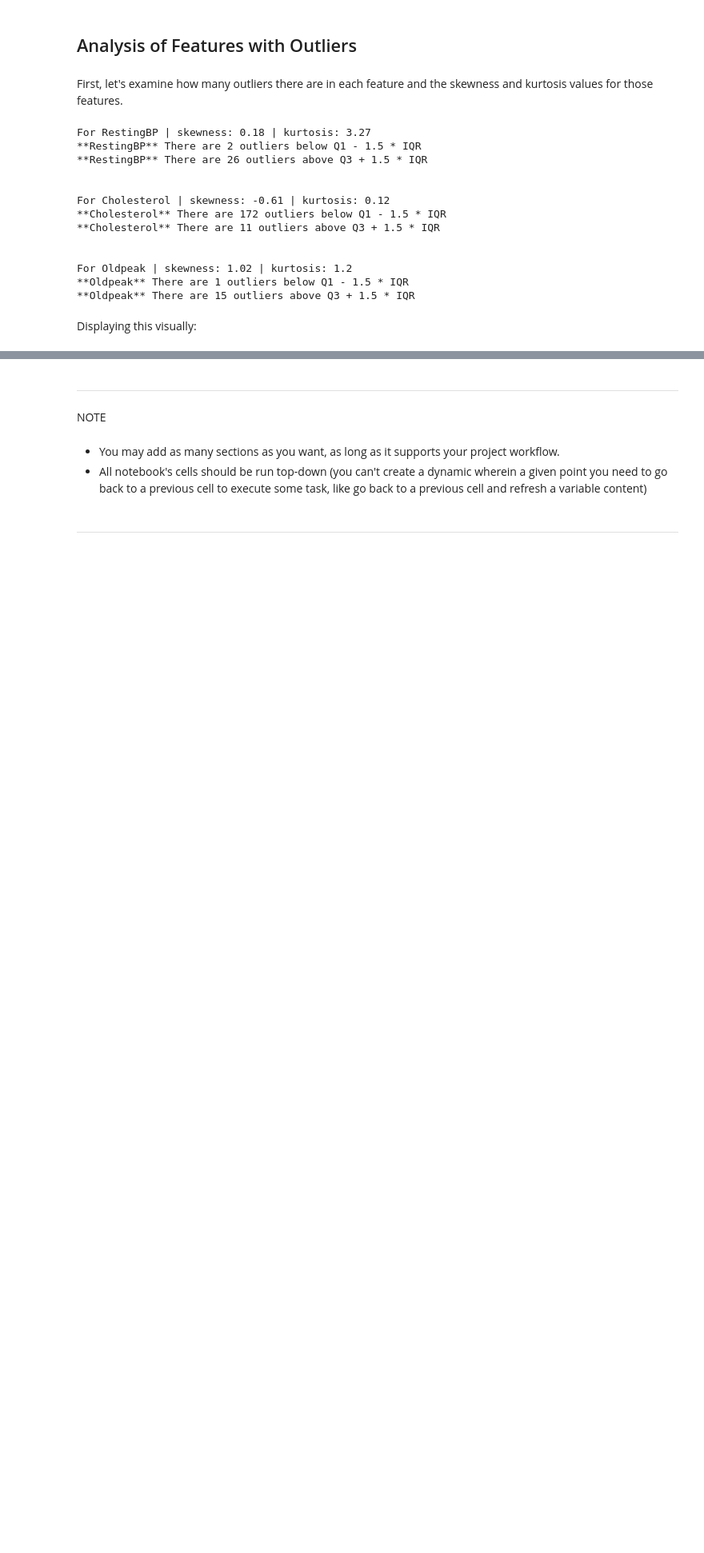
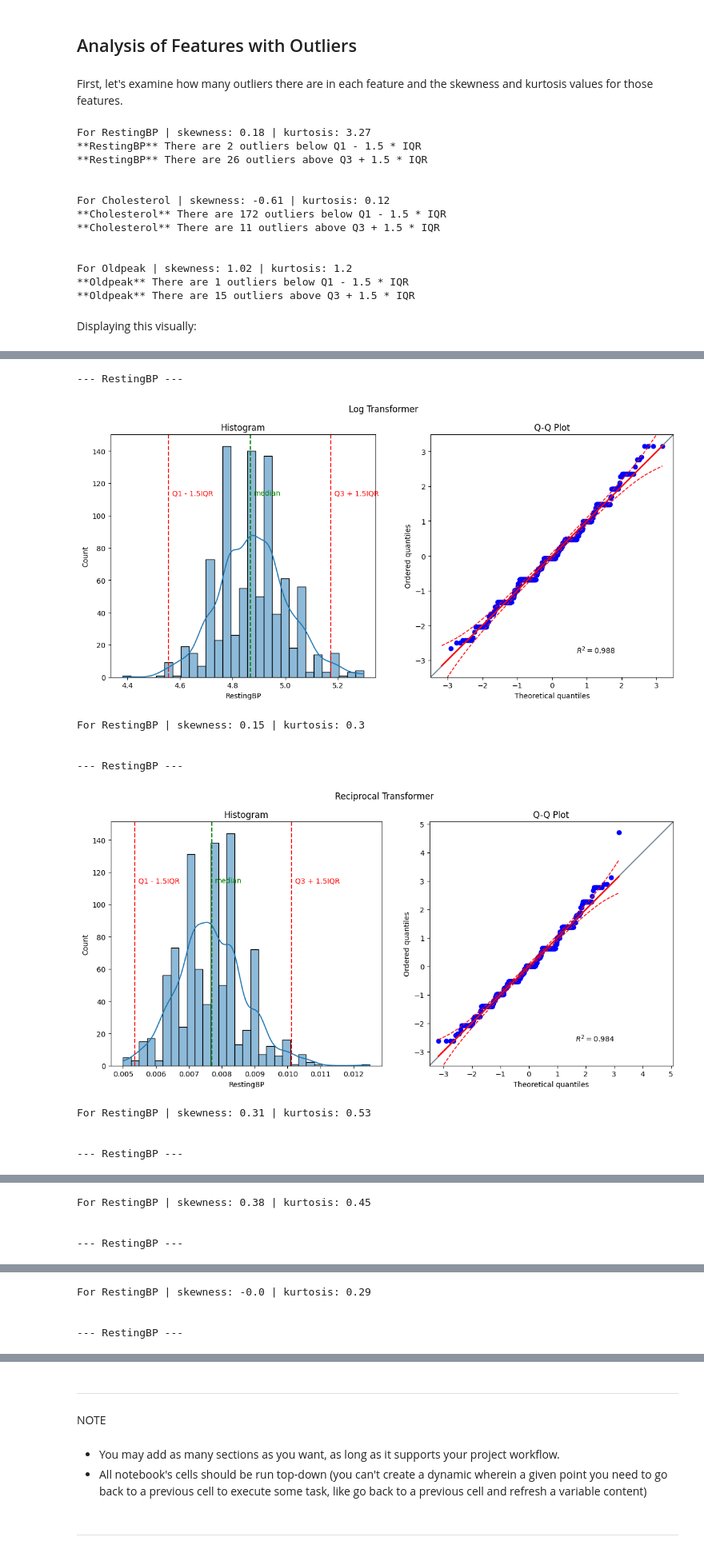
Before and after one commit to jfpaliga/CVD-predictor, a Jupyter notebook: jupyter_notebooks/02 - ExploratoryDataAnalysis.ipynb, the cells around one changed output, grey strips where cells are left out. Shown at 80% size. Cells and saved outputs as stored; diff of their text form; code cells hidden in the pictures; blank space fills up the shorter version.

```diff
--- a/jupyter_notebooks/02 - ExploratoryDataAnalysis.ipynb
+++ b/jupyter_notebooks/02 - ExploratoryDataAnalysis.ipynb
@@ -218,0 +216,33 @@ dtype: object
+# %%
+from sklearn.pipeline import Pipeline
+from feature_engine import transformation as vt
+
+TRANSFORM_LIST = [vt.LogTransformer(), vt.ReciprocalTransformer(), vt.PowerTransformer(), vt.BoxCoxTransformer(), vt.YeoJohnsonTransformer()]
+METHOD_LIST = ["Log Transformer", "Reciprocal Transformer", "Power Transformer", "Box Cox Transformer", "Yeo Johnson Transformer"]
+
+def plot_numerical_transformations(df, func_list):
+
+    for func in func_list:
+
+        pipeline = Pipeline([
+            ( "transformation", func )
+        ])
+
+        transformed_df = pipeline.fit_transform(df)
+        transform_method = METHOD_LIST[TRANSFORM_LIST.index(func)]
+
+        plot_distribution_and_qq(transformed_df, transform_method)
+
+plot_numerical_transformations(restingBP_no_zeros_df, TRANSFORM_LIST)
+# %% [output]
+--- RestingBP ---
+[figure, added]
+For RestingBP | skewness: 0.15 | kurtosis: 0.3
+
+
+--- RestingBP ---
+[figure, added]
+For RestingBP | skewness: 0.31 | kurtosis: 0.53
+
+
+--- RestingBP ---
@@ -218,0 +250,4 @@ dtype: object
+For RestingBP | skewness: 0.38 | kurtosis: 0.45
+
+
+--- RestingBP ---
@@ -218,0 +255,4 @@ dtype: object
+For RestingBP | skewness: -0.0 | kurtosis: 0.29
+
+
+--- RestingBP ---
```
Also changed, not shown: parts of 21 cells of this notebook.
